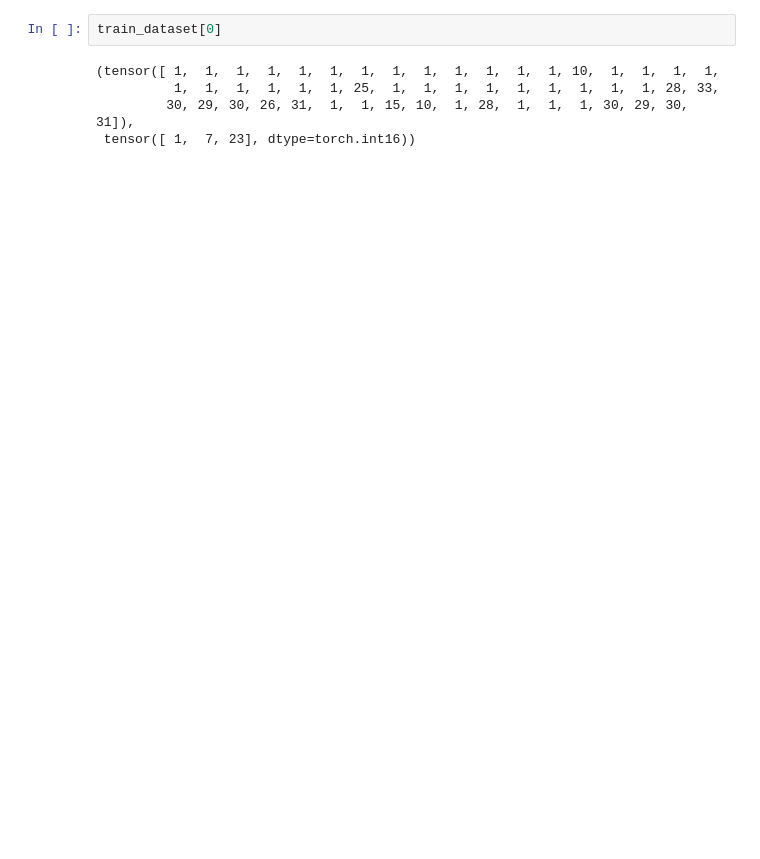
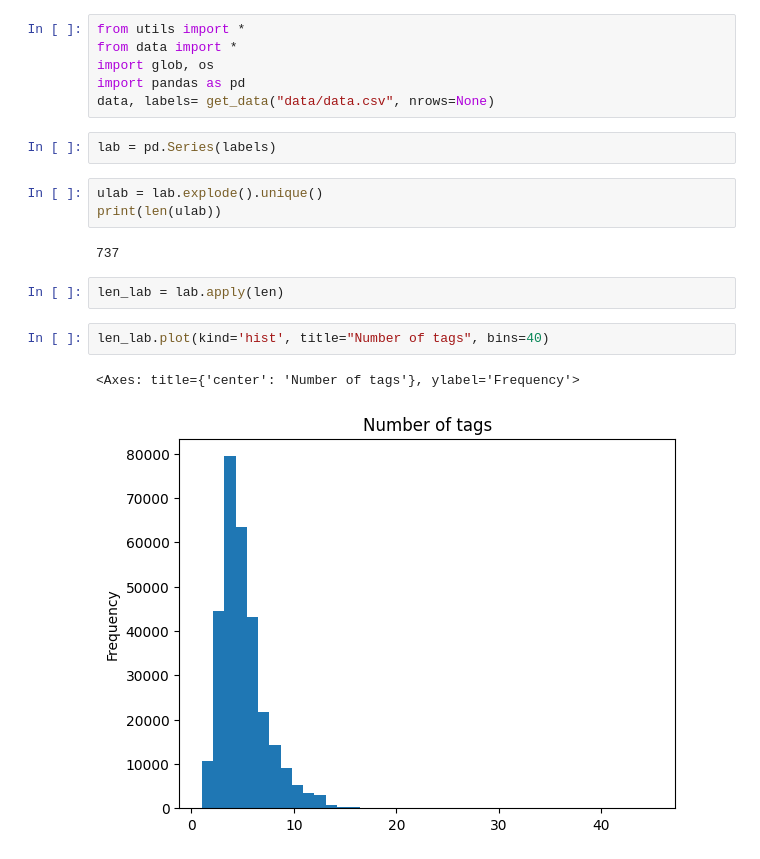
Before and after one commit to samsatp/intro-to-dl-2023-project, a Jupyter notebook: explore_data.ipynb, the cells around one changed output. Cells and saved outputs as stored; diff of their text form; blank space fills up the shorter version.

```diff
--- a/explore_data.ipynb
+++ b/explore_data.ipynb
@@ -23,7 +1,20 @@ X[0], labels[0]
-# %%
-train_dataset[0]
-# %% [output]
-(tensor([ 1,  1,  1,  1,  1,  1,  1,  1,  1,  1,  1,  1,  1, 10,  1,  1,  1,  1,
-          1,  1,  1,  1,  1,  1, 25,  1,  1,  1,  1,  1,  1,  1,  1,  1, 28, 33,
-         30, 29, 30, 26, 31,  1,  1, 15, 10,  1, 28,  1,  1,  1, 30, 29, 30, 31]),
- tensor([ 1,  7, 23], dtype=torch.int16))
+# %%
+from utils import *
+from data import *
+import glob, os
+import pandas as pd
+data, labels= get_data("data/data.csv", nrows=None)
+# %%
+lab = pd.Series(labels)
+# %%
+ulab = lab.explode().unique()
+print(len(ulab))
+# %% [output]
+737
+# %%
+len_lab = lab.apply(len)
+# %%
+len_lab.plot(kind='hist', title="Number of tags", bins=40)
+# %% [output]
+<Axes: title={'center': 'Number of tags'}, ylabel='Frequency'>
+[figure, added]
```
Also changed, not shown: parts of 8 cells of this notebook, 6 other files.
